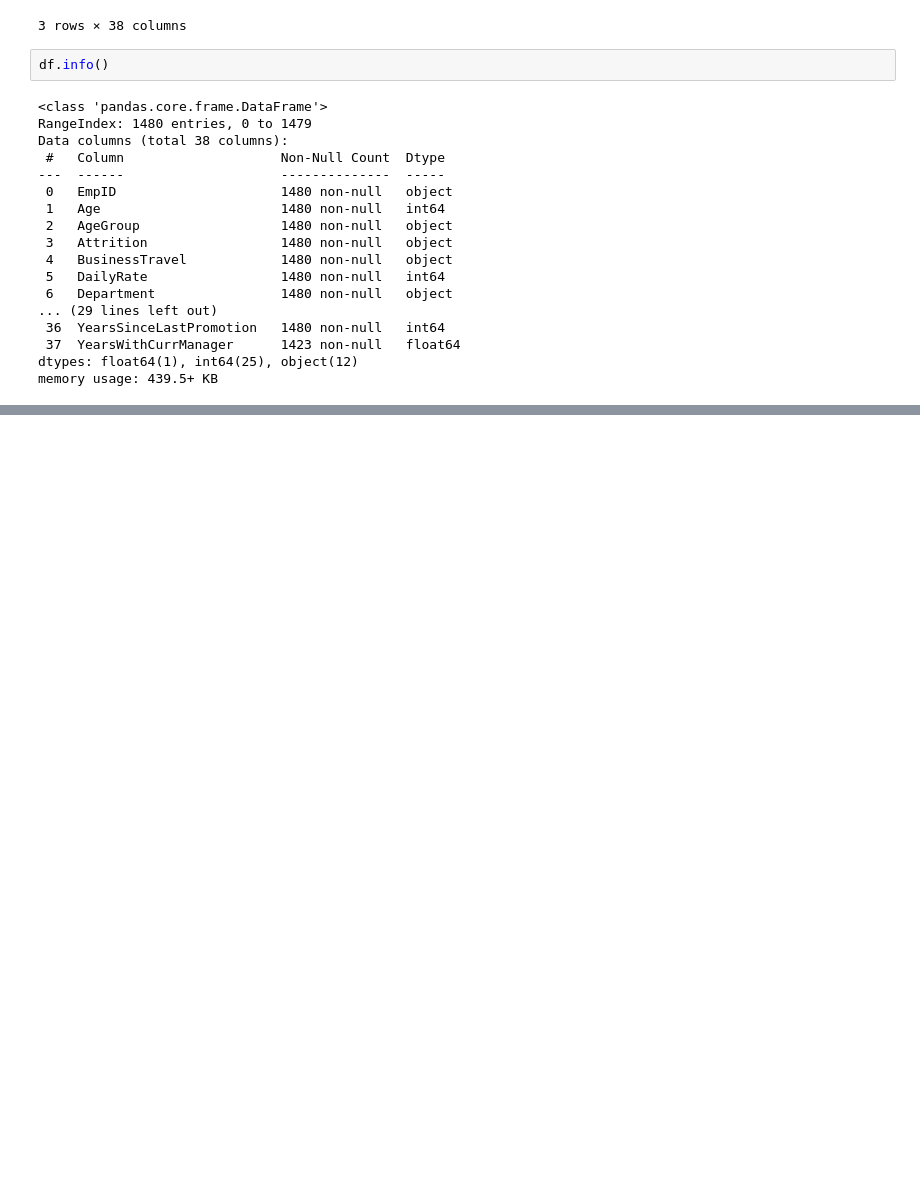
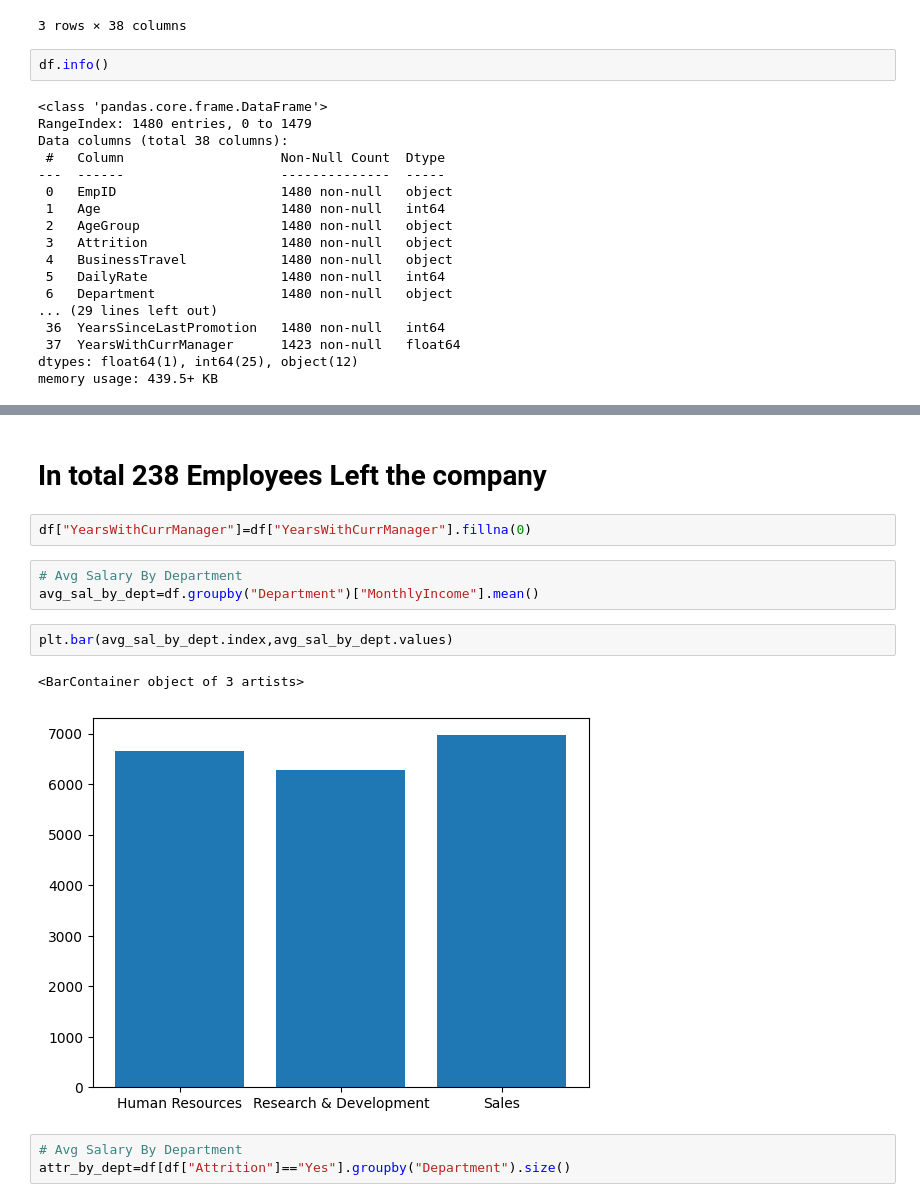
Before and after one commit to rohitranvir/Data-Science, a Jupyter notebook: DATA Cleaning/EDA-4/HR/Untitled.ipynb, the cells around one changed output, grey strips where cells are left out. Saved outputs shown, nothing was run; the diff lists cells and outputs as text; blank space fills up the shorter version.

```diff
--- a/DATA Cleaning/EDA-4/HR/Untitled.ipynb
+++ b/DATA Cleaning/EDA-4/HR/Untitled.ipynb
@@ -35,0 +76,15 @@ memory usage: 439.5+ KB
+# %% [markdown]
+# In total 238 Employees Left the company
+# %%
+df["YearsWithCurrManager"]=df["YearsWithCurrManager"].fillna(0)
+# %%
+# Avg Salary By Department
+avg_sal_by_dept=df.groupby("Department")["MonthlyIncome"].mean()
+# %%
+plt.bar(avg_sal_by_dept.index,avg_sal_by_dept.values)
+# %% [output]
+<BarContainer object of 3 artists>
+[figure, added]
+# %%
+# Avg Salary By Department
+attr_by_dept=df[df["Attrition"]=="Yes"].groupby("Department").size()
```
Also changed, not shown: parts of 16 cells of this notebook, 2 other files.
